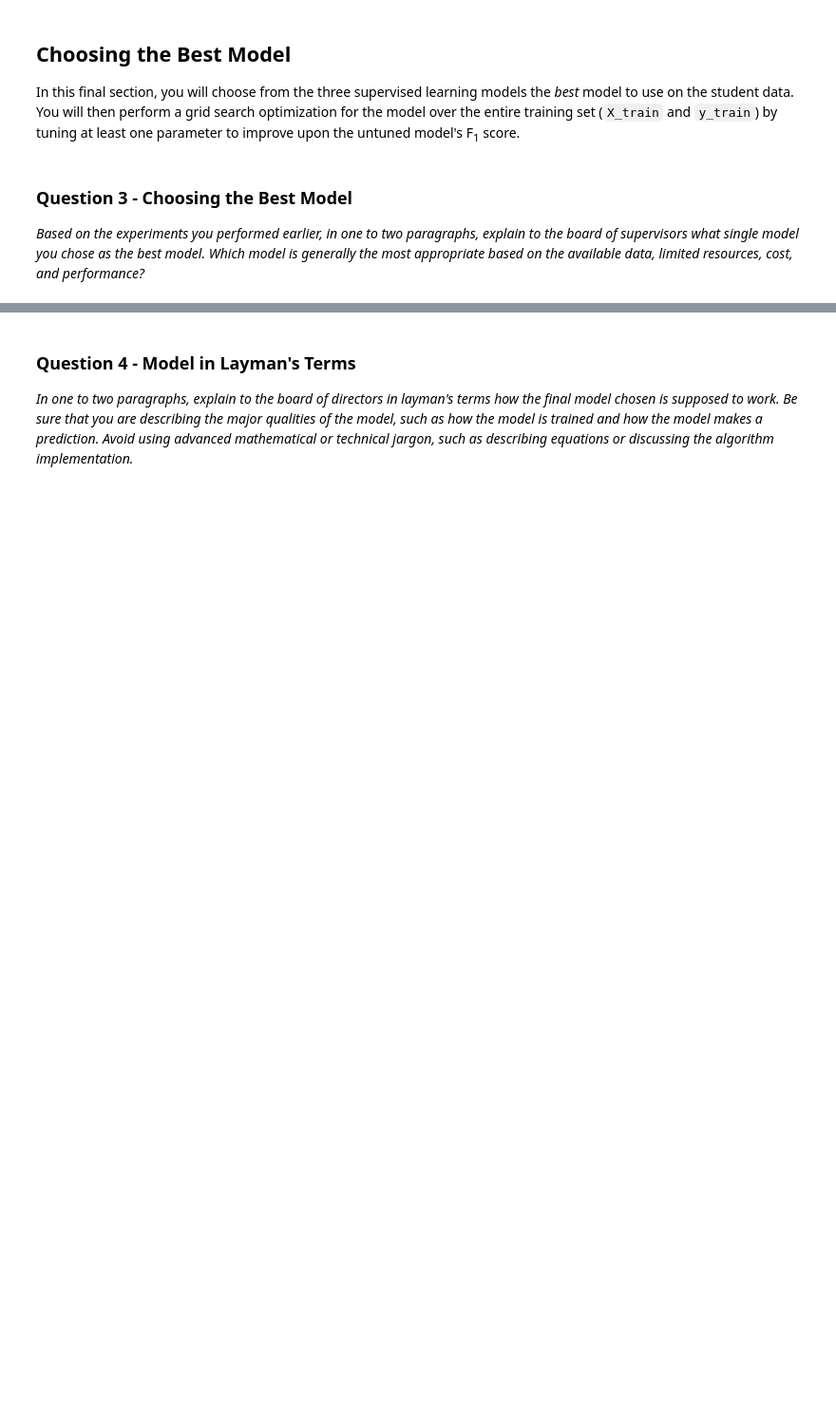
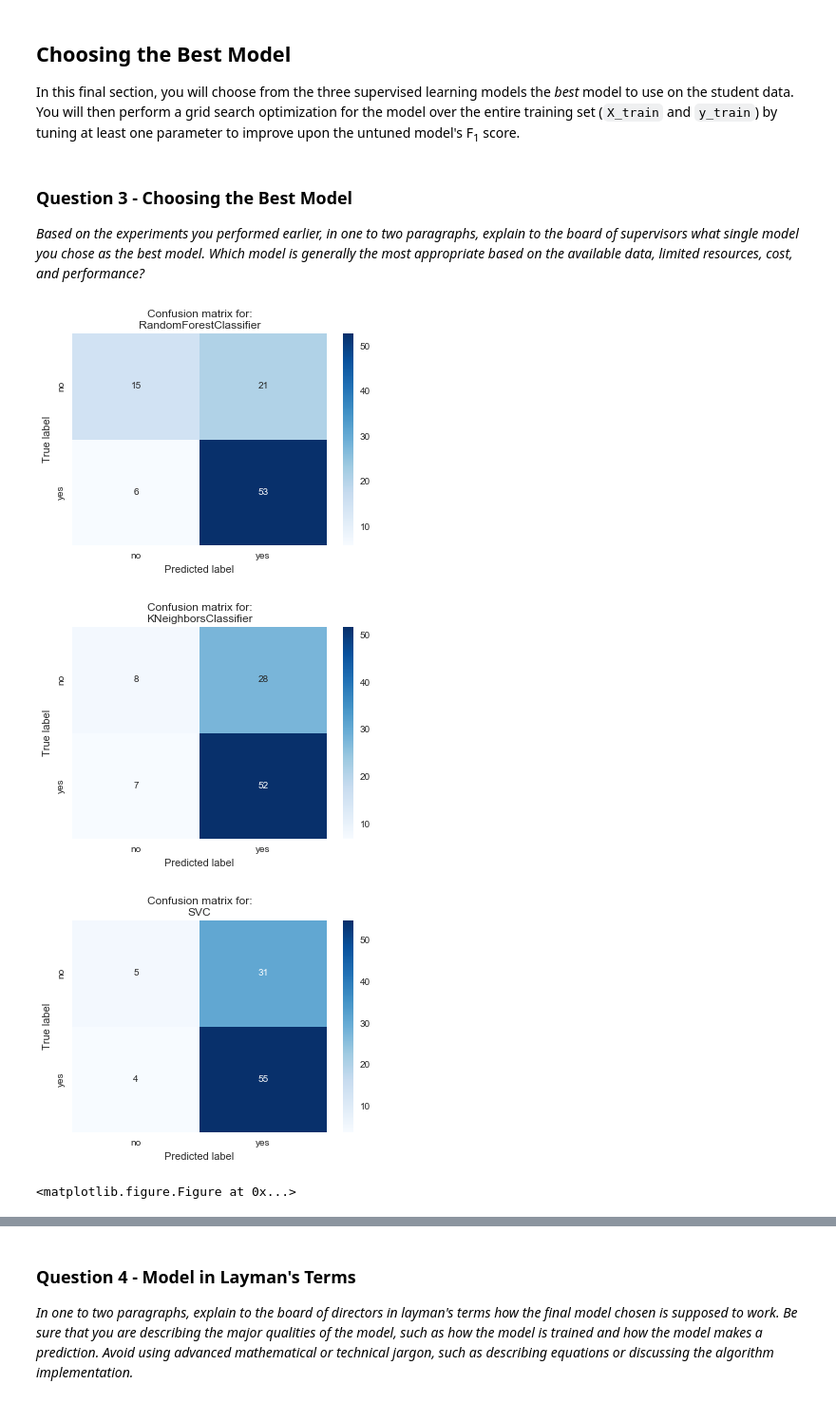
Before and after one commit to gilakos/machine-learning, a Jupyter notebook: projects/student_intervention/student_intervention.ipynb, the cells around one changed output, grey strips where cells are left out. Shown: that part at 95% size. Cells and saved outputs as stored; diff of their text form; code cells hidden in the pictures; blank space fills up the shorter version.

```diff
--- a/projects/student_intervention/student_intervention.ipynb
+++ b/projects/student_intervention/student_intervention.ipynb
@@ -157,8 +157,8 @@ So far, we have converted all _categorical_ features into numeric values. For th
 # TODO: Import any additional functionality you may need here
 from sklearn.cross_validation import train_test_split
 
-# TODO: Set the number of training points
-num_train = int(0.8*n_students)
+# TODO: Set the number of training points (set directly with value)
+num_train = 300
 
 # Set the number of testing points
 num_test = X_all.shape[0] - num_train
@@ -370,5 +356,28 @@ In this final section, you will choose from the three supervised learning models
 # %% [markdown]
 ### Question 3 - Choosing the Best Model
 *Based on the experiments you performed earlier, in one to two paragraphs, explain to the board of supervisors what single model you chose as the best model. Which model is generally the most appropriate based on the available data, limited resources, cost, and performance?*
+# %%
+# Compare models predictions
+from sklearn.metrics import confusion_matrix
+import seaborn as sns
+import matplotlib.pyplot as plt
+%matplotlib inline
+
+# Compute confusion matrix for each model
+for clf in clfs:
+    cm = confusion_matrix(y_test.values, clf.predict(X_test))
+
+    # view with a heatmap
+    sns.heatmap(cm, annot=True, cmap='Blues', xticklabels=['no', 'yes'], yticklabels=['no', 'yes'])
+
+    plt.ylabel('True label')
+    plt.xlabel('Predicted label')
+    plt.title('Confusion matrix for:\n{}'.format(clf.__class__.__name__))
+    plt.figure()
+# %% [output]
+[figure, added]
+[figure, added]
+[figure, added]
+<matplotlib.figure.Figure at 0x...>
 # %% [markdown]
 **Answer: **
```
Also changed, not shown: parts of 8 cells of this notebook, 2 other files.
